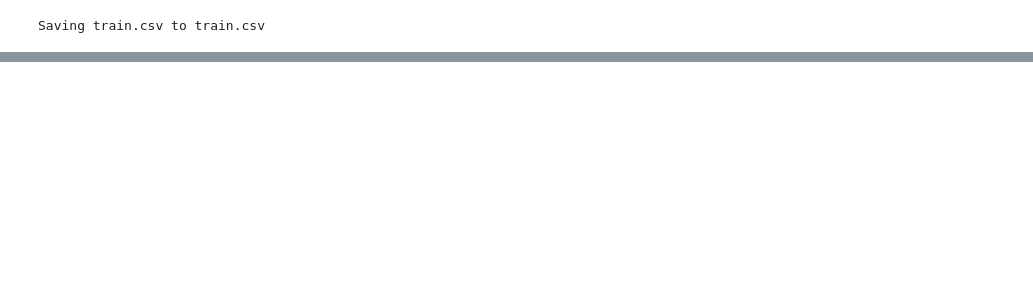
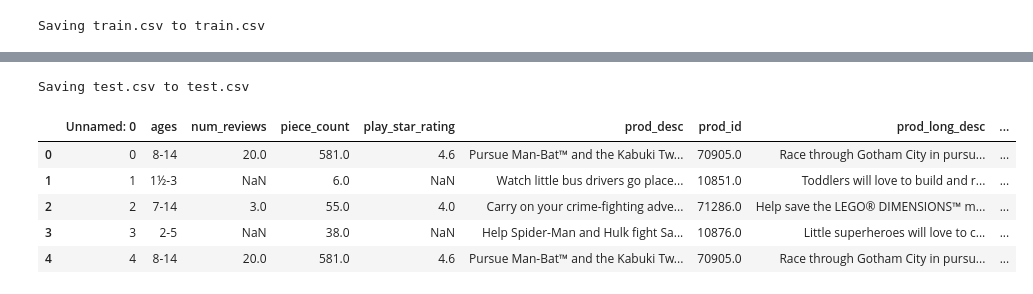
Before and after one commit to evangelav/Machine_Learning, a Jupyter notebook: BIN3100_ML_S3_Case_studies.ipynb, the cells around one changed output, grey strips where cells are left out. Saved outputs shown, nothing was run; the diff lists cells and outputs as text; code cells hidden in the pictures; blank space fills up the shorter version.

```diff
--- a/BIN3100_ML_S3_Case_studies.ipynb
+++ b/BIN3100_ML_S3_Case_studies.ipynb
@@ -192,0 +238,9 @@ train.head()
+# %%
+from google.colab import files
+uploaded = files.upload()
+
+
+test = pd.read_csv('test.csv')
+test.shape
+test.head()
+# %% [output]
@@ -192,0 +248,7 @@ train.head()
+Saving test.csv to test.csv
+|  | Unnamed: 0 | ages | num_reviews | piece_count | play_star_rating | prod_desc | prod_id | prod_long_desc | ... |
+| 0 | 0 | 8-14 | 20.0 | 581.0 | 4.6 | Pursue Man-Bat™ and the Kabuki Tw... | 70905.0 | Race through Gotham City in pursu... | ... |
+| 1 | 1 | 1½-3 | NaN | 6.0 | NaN | Watch little bus drivers go place... | 10851.0 | Toddlers will love to build and r... | ... |
+| 2 | 2 | 7-14 | 3.0 | 55.0 | 4.0 | Carry on your crime-fighting adve... | 71286.0 | Help save the LEGO® DIMENSIONS™ m... | ... |
+| 3 | 3 | 2-5 | NaN | 38.0 | NaN | Help Spider-Man and Hulk fight Sa... | 10876.0 | Little superheroes will love to c... | ... |
+| 4 | 4 | 8-14 | 20.0 | 581.0 | 4.6 | Pursue Man-Bat™ and the Kabuki Tw... | 70905.0 | Race through Gotham City in pursu... | ... |
```
Also changed, not shown: parts of 17 cells of this notebook.
